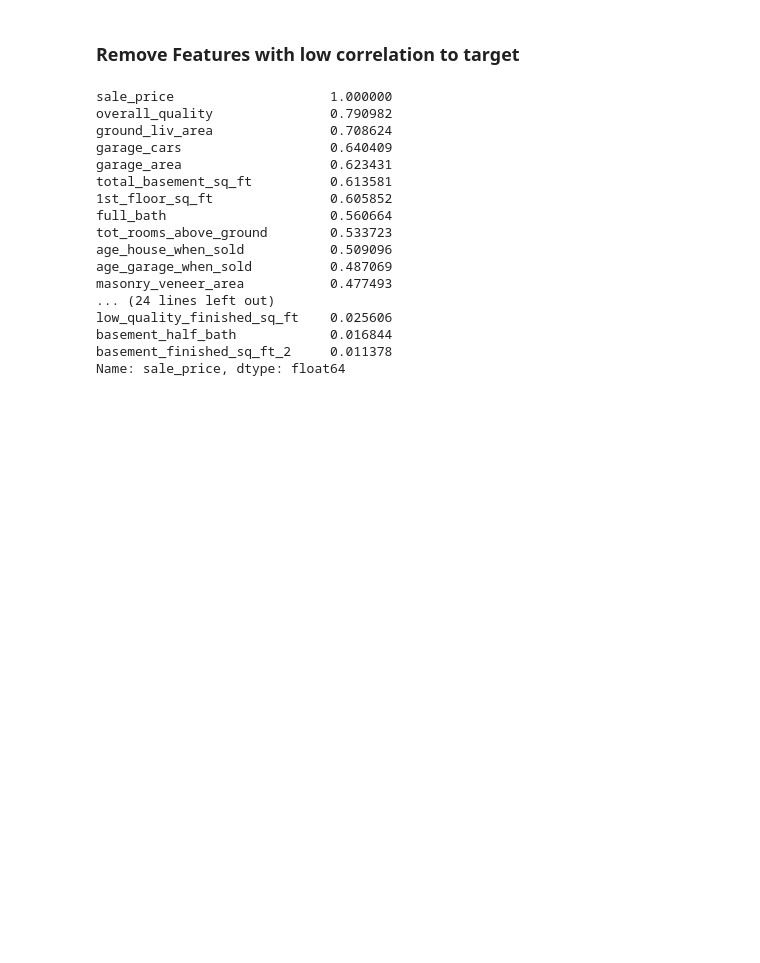
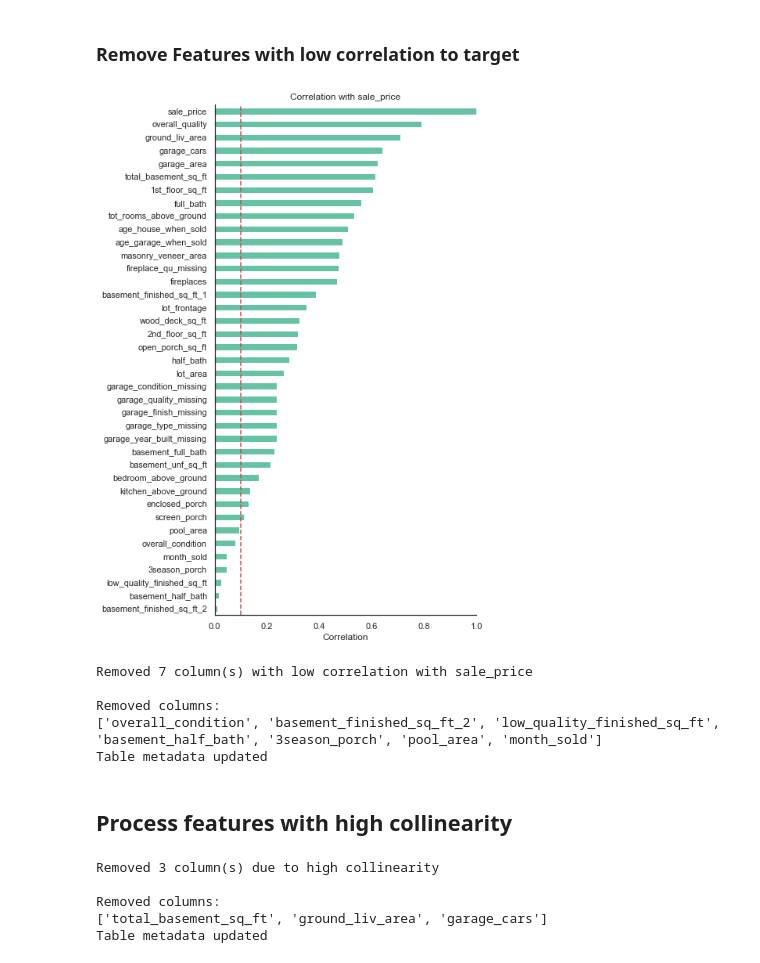
Before and after one commit to jeandsantos/deploying-housing-price-model, a Jupyter notebook: analysis.ipynb, the cells around one changed output. Cells and saved outputs as stored; diff of their text form; code cells hidden in the pictures; blank space fills up the shorter version.

Commit message:
added method to remove features with high collinearity

```diff
--- a/analysis.ipynb
+++ b/analysis.ipynb
@@ -352,23 +352,25 @@ plot_correlation_heatmap(train.df)
 [figure]
 # %% [markdown]
 ### Remove Features with low correlation to target
-# %%
-train.df.corr()[COL_TARGET].abs().sort_values(ascending=False)
-# %% [output]
-sale_price                    1.000000
-overall_quality               0.790982
-ground_liv_area               0.708624
-garage_cars                   0.640409
-garage_area                   0.623431
-total_basement_sq_ft          0.613581
-1st_floor_sq_ft               0.605852
-full_bath                     0.560664
-tot_rooms_above_ground        0.533723
-age_house_when_sold           0.509096
-age_garage_when_sold          0.487069
-masonry_veneer_area           0.477493
-... (24 lines left out)
-low_quality_finished_sq_ft    0.025606
-basement_half_bath            0.016844
-basement_finished_sq_ft_2     0.011378
-Name: sale_price, dtype: float64
+# %%
+plot_feature_correlations(train.df, col_target=train.col_target, threshold=CORRELATION_TARGET_THRESHOLD)
+# %% [output]
+[figure, added]
+# %%
+train.remove_correlation_features(threshold=CORRELATION_TARGET_THRESHOLD)
+# %% [output]
+Removed 7 column(s) with low correlation with sale_price
+
+Removed columns:
+['overall_condition', 'basement_finished_sq_ft_2', 'low_quality_finished_sq_ft', 'basement_half_bath', '3season_porch', 'pool_area', 'month_sold']
+Table metadata updated
+# %% [markdown]
+## Process features with high collinearity
+# %%
+train.remove_highly_collinear_features(threshold=COLLINEARITY_THRESHOLD)
+# %% [output]
+Removed 3 column(s) due to high collinearity
+
+Removed columns:
+['total_basement_sq_ft', 'ground_liv_area', 'garage_cars']
+Table metadata updated
```
Also changed, not shown: parts of 3 cells of this notebook, 4 other files.
